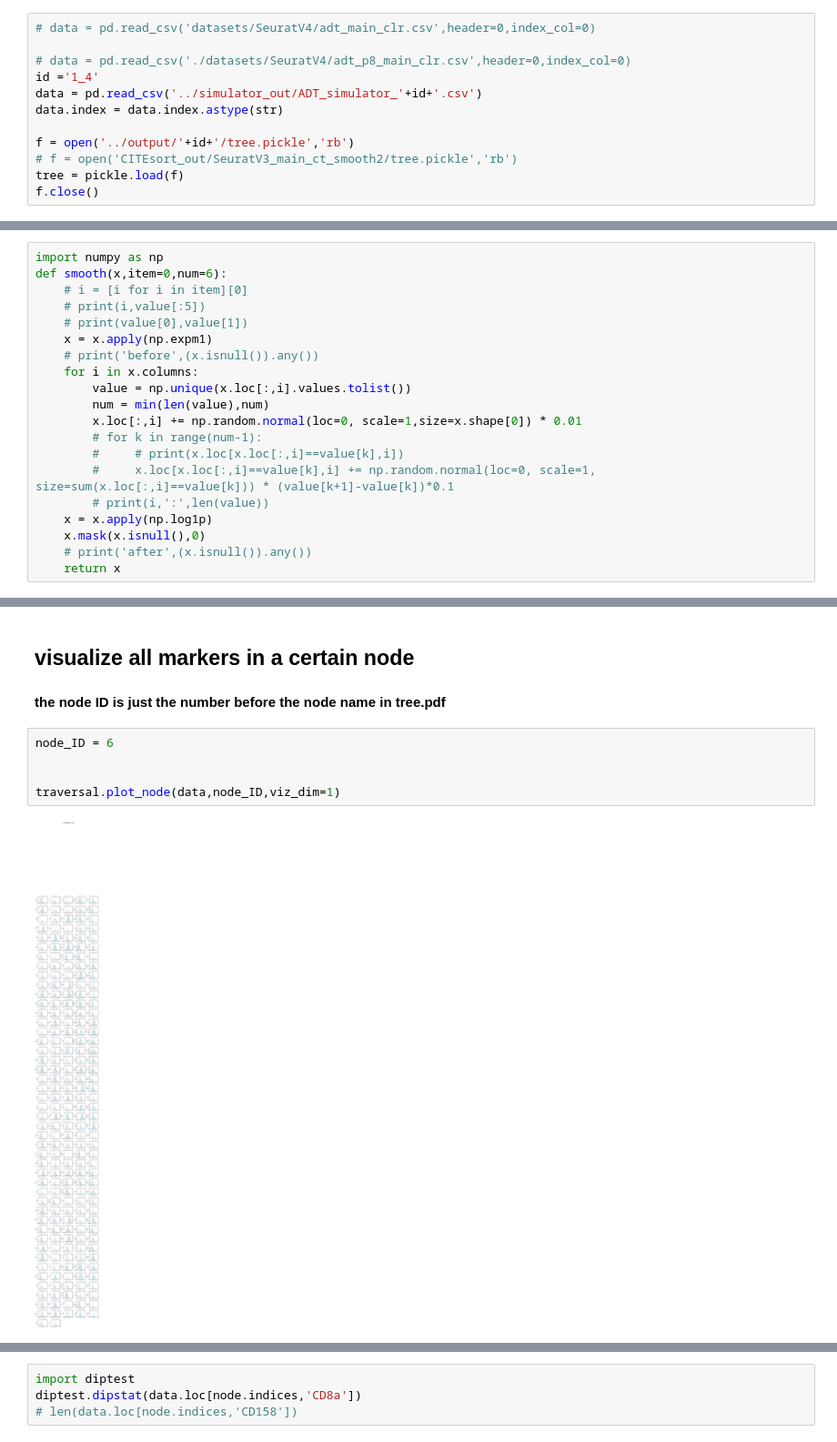
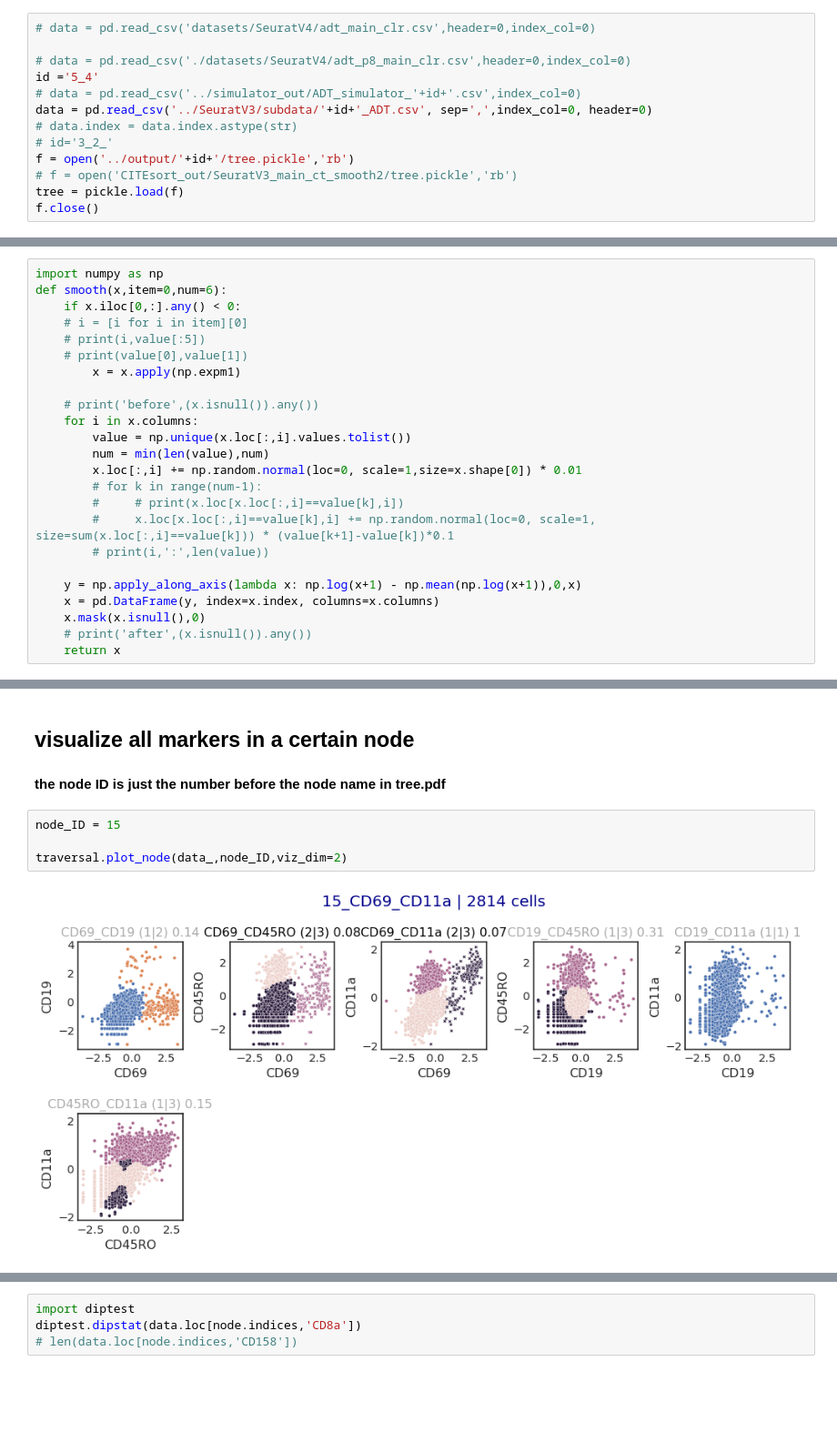
Before and after one commit to xinzhu-email/CITE-pool, a Jupyter notebook: AnalysisTutorial_.ipynb, the cells around one changed output, grey strips where cells are left out. Shown at 91% size. Cells and saved outputs as stored; diff of their text form; blank space fills up the shorter version.

Commit message:
simulation and true data

```diff
--- a/AnalysisTutorial_.ipynb
+++ b/AnalysisTutorial_.ipynb
@@ -12,10 +12,11 @@ from matplotlib import pyplot as plt
 # data = pd.read_csv('datasets/SeuratV4/adt_main_clr.csv',header=0,index_col=0)
 
 # data = pd.read_csv('./datasets/SeuratV4/adt_p8_main_clr.csv',header=0,index_col=0)
-id ='1_4'
-data = pd.read_csv('../simulator_out/ADT_simulator_'+id+'.csv')
-data.index = data.index.astype(str)
-
+id ='5_4'
+# data = pd.read_csv('../simulator_out/ADT_simulator_'+id+'.csv',index_col=0)
+data = pd.read_csv('../SeuratV3/subdata/'+id+'_ADT.csv', sep=',',index_col=0, header=0)
+# data.index = data.index.astype(str)
+# id='3_2_'
 f = open('../output/'+id+'/tree.pickle','rb')
 # f = open('CITEsort_out/SeuratV3_main_ct_smooth2/tree.pickle','rb')
 tree = pickle.load(f)
@@ -30,10 +31,12 @@ traversal = BTreeTraversal(tree)
 # %%
 import numpy as np
 def smooth(x,item=0,num=6):
+    if x.iloc[0,:].any() < 0:
     # i = [i for i in item][0]
     # print(i,value[:5])
     # print(value[0],value[1])
-    x = x.apply(np.expm1)
+        x = x.apply(np.expm1)
+
     # print('before',(x.isnull()).any())
     for i in x.columns:
         value = np.unique(x.loc[:,i].values.tolist())
@@ -43,7 +46,9 @@ def smooth(x,item=0,num=6):
         #     # print(x.loc[x.loc[:,i]==value[k],i])
         #     x.loc[x.loc[:,i]==value[k],i] += np.random.normal(loc=0, scale=1, size=sum(x.loc[:,i]==value[k])) * (value[k+1]-value[k])*0.1
         # print(i,':',len(value))
-    x = x.apply(np.log1p)
+
+    y = np.apply_along_axis(lambda x: np.log(x+1) - np.mean(np.log(x+1)),0,x)
+    x = pd.DataFrame(y, index=x.index, columns=x.columns)
     x.mask(x.isnull(),0)
     # print('after',(x.isnull()).any())
     return x
@@ -55,9 +58,8 @@ data['CD244'].value_counts()
 ## visualize all markers in a certain node
 #### the node ID is just the number before the node name in tree.pdf
 # %%
-node_ID = 6
+node_ID = 15
 
-
-traversal.plot_node(data,node_ID,viz_dim=1)
+traversal.plot_node(data_,node_ID,viz_dim=2)
 # %% [output]
-[figure, old version]
+[figure, new version]
```
Also changed, not shown: parts of 14 cells of this notebook, 9 other files.
